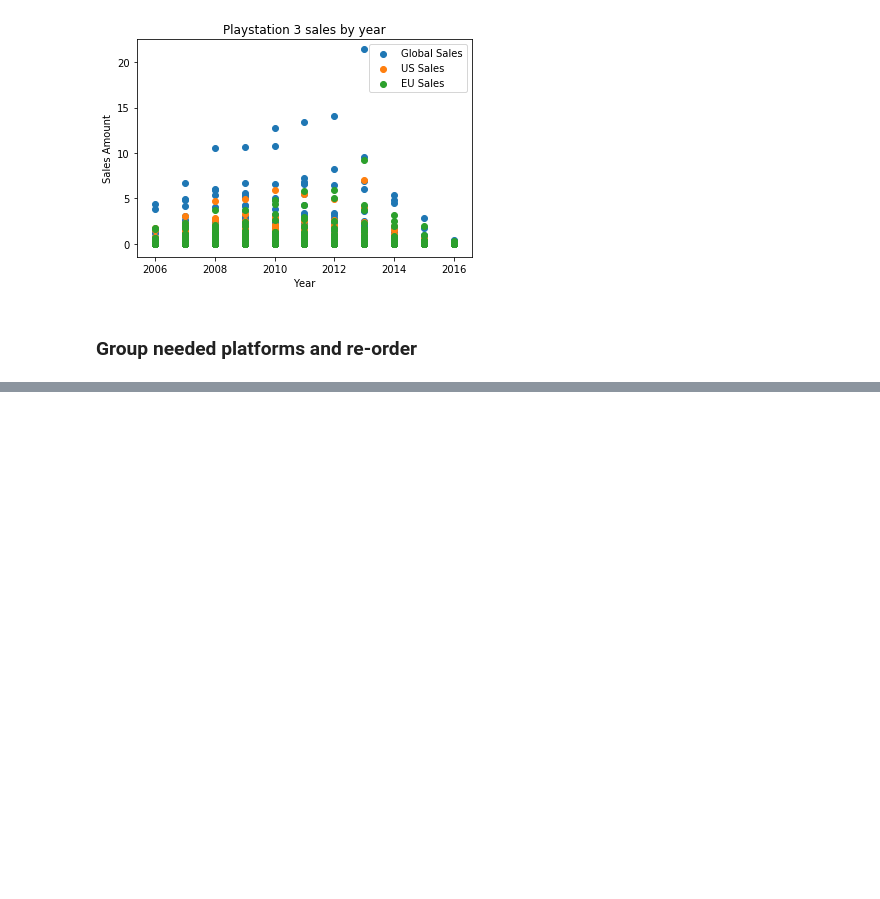
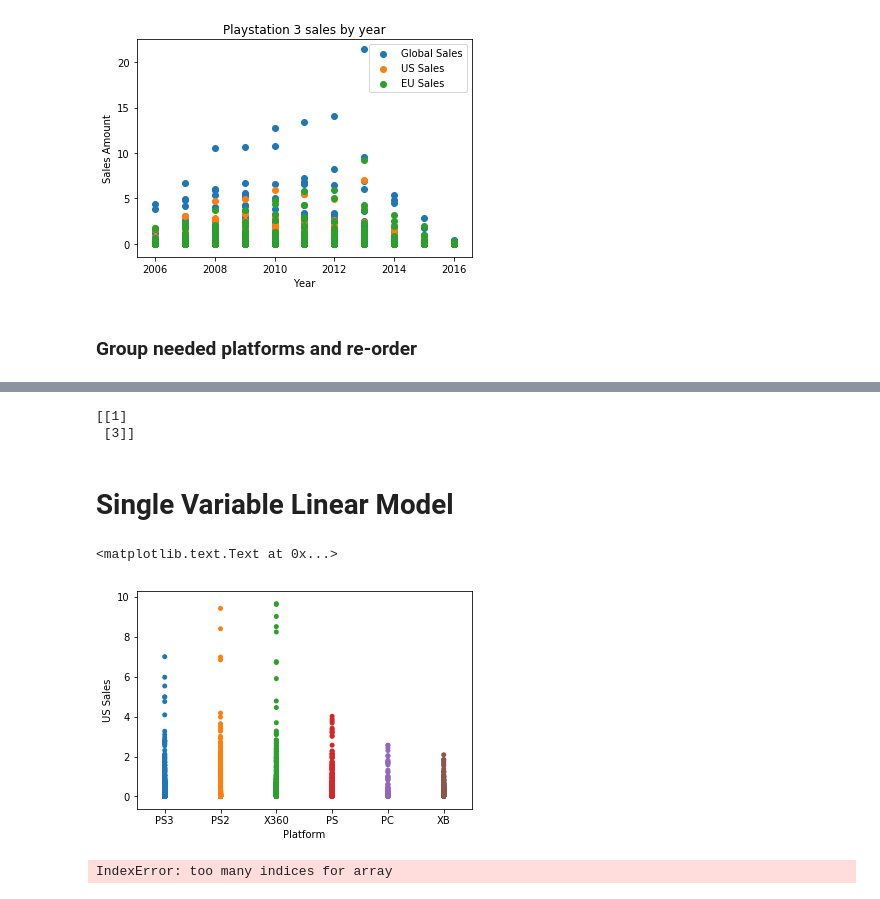
Before and after one commit to Keheira/ML-Project, a Jupyter notebook: Project.ipynb, the cells around one changed output, grey strips where cells are left out. Saved outputs shown, nothing was run; the diff lists cells and outputs as text; code cells hidden in the pictures; blank space fills up the shorter version.

```diff
--- a/Project.ipynb
+++ b/Project.ipynb
@@ -326,5 +350,0 @@ df2.head(6)
-# %%
-dummy_plat = pd.get_dummies(df2['Platform'])
-df2.drop('Platform', axis=1)
-df2 = df2.join(dummy_plat)
-df2.head(6)
@@ -376,0 +387,32 @@ features = platform, genre, and publisher
+# %%
+z = np.array([[1],[3]])
+print(z)
+# %% [output]
+[[1]
+ [3]]
+# %% [markdown]
+# Single Variable Linear Model
+# %%
+sns.stripplot(x=df2['Platform'], y=df2['NA_Sales'])
+plt.xlabel('Platform')
+plt.ylabel('US Sales')
+# %% [output]
+<matplotlib.text.Text at 0x...>
+[figure, added]
+# %%
+ym = np.mean(US)
+syy = np.mean((US-ym)**2)
+Rsq = np.zeros(natt)
+beta0 = np.zeros(natt)
+beta1 = np.zeros(natt)
+for k in range(natt):
+    xm = np.mean(platform[:,k])
+    sxy = np.mean((platform[:,k]-xm)*(US-ym))
+    sxx = np.mean((platform[:,k]-xm)**2)
+    beta1[k] = sxy/sxx
+    beta0[k] = ym - beta1[k]*xm
+    Rsq[k] = (sxy)**2/sxx/syy
+
+    print("{0:2d}  Rsq={1:f}".format(k,Rsq[k]))
+# %% [output]
+IndexError: too many indices for array
```
Also changed, not shown: parts of 35 cells of this notebook.
